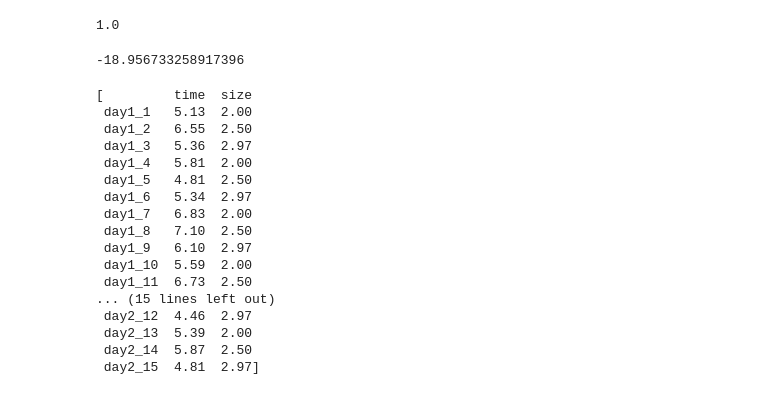
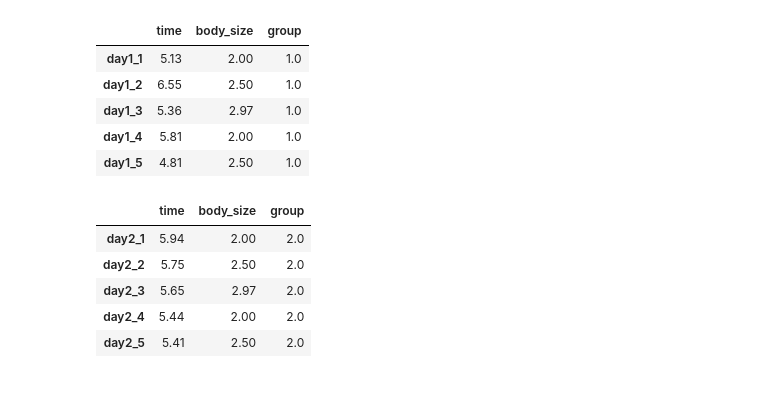
Before and after one commit to yo-aka-gene/helicopter, a Jupyter notebook: mlmodel/analysis/mla.ipynb, the cells around one changed output. Saved outputs shown, nothing was run; the diff lists cells and outputs as text; code cells hidden in the pictures.

```diff
--- a/mlmodel/analysis/mla.ipynb
+++ b/mlmodel/analysis/mla.ipynb
@@ -104,8 +69,0 @@ x.shape
-# %%
-model.df_model
-# %% [output]
-1.0
-# %%
-result.llf
-# %% [output]
--18.956733258917396
@@ -118,20 +70,30 @@ df_separated = [df.loc[:, list(comb)] for comb in l_comb]
-# %%
-df_separated
-# %% [output]
-[         time  size
- day1_1   5.13  2.00
- day1_2   6.55  2.50
- day1_3   5.36  2.97
- day1_4   5.81  2.00
- day1_5   4.81  2.50
- day1_6   5.34  2.97
- day1_7   6.83  2.00
- day1_8   7.10  2.50
- day1_9   6.10  2.97
- day1_10  5.59  2.00
- day1_11  6.73  2.50
-... (15 lines left out)
- day2_12  4.46  2.97
- day2_13  5.39  2.00
- day2_14  5.87  2.50
- day2_15  4.81  2.97]
+# %%
+df_1 = data_1[data_1.iloc[:, 1] >= 2]
+df_1.index = [f"day1_{i+1}" for i in range(len(df_1))]
+df_1.columns = ["time", "body_size"]
+df_1 = df_1.assign(
+    group = pd.Series(np.ones(len(df_1)), index=df_1.index)
+)
+df_1.head()
+# %% [output]
+|  | time | body_size | group |
+| day1_1 | 5.13 | 2.00 | 1.0 |
+| day1_2 | 6.55 | 2.50 | 1.0 |
+| day1_3 | 5.36 | 2.97 | 1.0 |
+| day1_4 | 5.81 | 2.00 | 1.0 |
+| day1_5 | 4.81 | 2.50 | 1.0 |
+# %%
+df_2 = data_2[data_2.n_clip == 0].iloc[:, :-1]
+df_2.index = [f"day2_{i+1}" for i in range(len(df_2))]
+df_2.columns = ["time", "body_size"]
+df_2 = df_2.assign(
+    group = 2 * pd.Series(np.ones(len(df_2)), index=df_2.index)
+)
+df_2.head()
+# %% [output]
+|  | time | body_size | group |
+| day2_1 | 5.94 | 2.00 | 2.0 |
+| day2_2 | 5.75 | 2.50 | 2.0 |
+| day2_3 | 5.65 | 2.97 | 2.0 |
+| day2_4 | 5.44 | 2.00 | 2.0 |
+| day2_5 | 5.41 | 2.50 | 2.0 |
```
Also changed, not shown: parts of 46 cells of this notebook, 3 other files.
